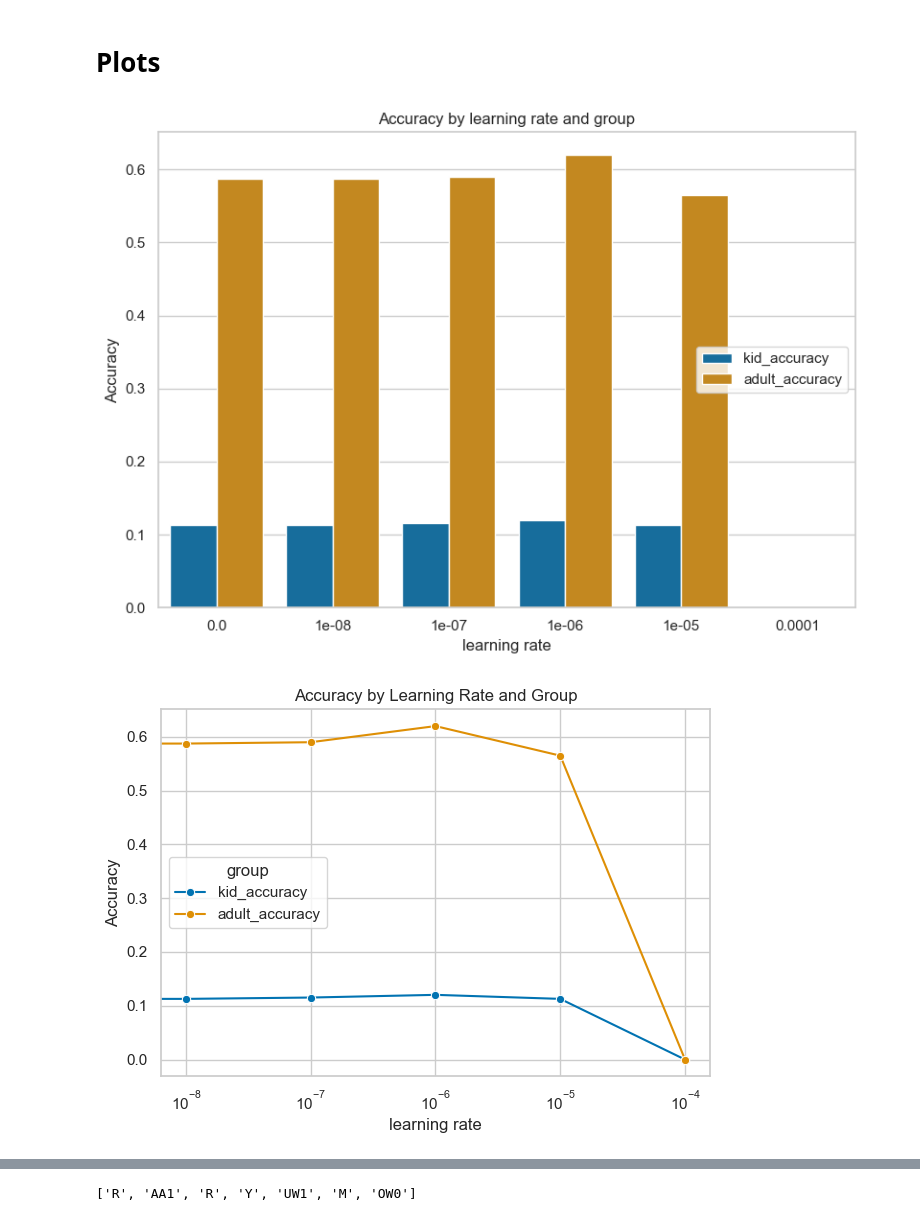
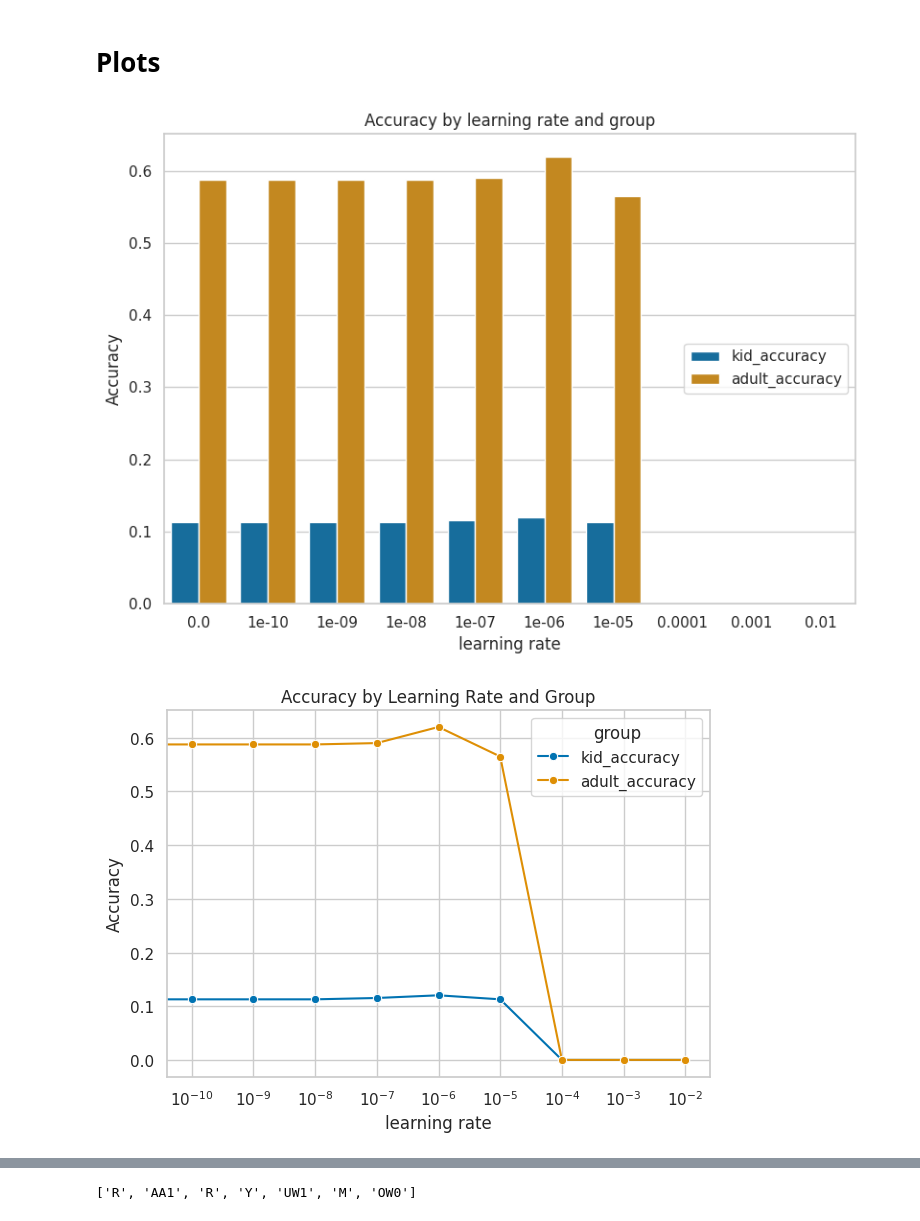
Before and after one commit to rdestaci/ASR_ChildSpeechAdapation, a Jupyter notebook: evaluation.ipynb, the cells around one changed output, grey strips where cells are left out. Drawn from its saved outputs; the diff is of its cells as text; code cells hidden in the pictures.

Commit message:
upload plots and evaluation code

```diff
--- a/evaluation.ipynb
+++ b/evaluation.ipynb
@@ -188,5 +194,7 @@ FileNotFoundError: [Errno 2] No such file or directory: '/home/cogsci-lasrlab/Do
 # %%
-columns = ['0_pred', '1e8_pred', '1e7_pred', '1e6_pred', '1e5_pred', '1e4_pred']
-rates = [0, 1e-8, 1e-7, 1e-6, 1e-5, 1e-4]  # match order
+columns = ['0_pred', '1e10_pred','1e9_pred', '1e8_pred', '1e7_pred', '1e6_pred', '1e5_pred', '1e4_pred','1e3_pred','1e2_pred']
+rates = [0, 1e-10, 1e-9, 1e-8, 1e-7, 1e-6, 1e-5, 1e-4, 1e-3, 1e-2]  # match order
 
 accuracy_df = make_accuracy_df(kids_df, adults_df, columns, rates)
+accuracy_df.to_csv("eval_metrics.csv", index=False)
+accuracy_df
@@ -279,16 +277,22 @@ sns.set_theme(style="whitegrid", palette="colorblind")
 # %%
 # changing learning rate by an order of magnitude (decrease learning rate logarithmically)
 plt.figure(figsize=(10, 6))
 sns.barplot(accuracy_df, x = 'learning_rate', y= 'accuracy', hue='group')
 plt.title("Accuracy by learning rate and group")
 plt.xlabel('learning rate')
 plt.ylabel("Accuracy")
 plt.legend(loc='center right', bbox_to_anchor=(1, 0.5))
 plt.tight_layout()
 plt.subplots_adjust(right=0.8)  # shift plot to the left to make space
+
+fig = plt.gcf()
+
+# Save the figure
+fig.savefig('accuracy_bar.png', dpi=300)
+
 plt.show()
 # %% [output]
-[figure, old version]
+[figure, new version]
 # %%
 sns.lineplot(data=accuracy_df, x='learning_rate', y='accuracy', hue='group', marker='o')
 #plt.xticks(rotation=45)  # optional: rotate x-axis labels if they overlap
@@ -297,6 +301,11 @@ plt.xscale('log')
 plt.xlabel('learning rate')
 plt.ylabel('Accuracy')
 plt.tight_layout()
+fig = plt.gcf()
+
+# Save the figure
+fig.savefig('accuracy_line.png', dpi=300)
+
 plt.show()
 # %% [output]
-[figure, old version]
+[figure, new version]
```
Also changed, not shown: parts of 11 cells of this notebook, 9 other files.
